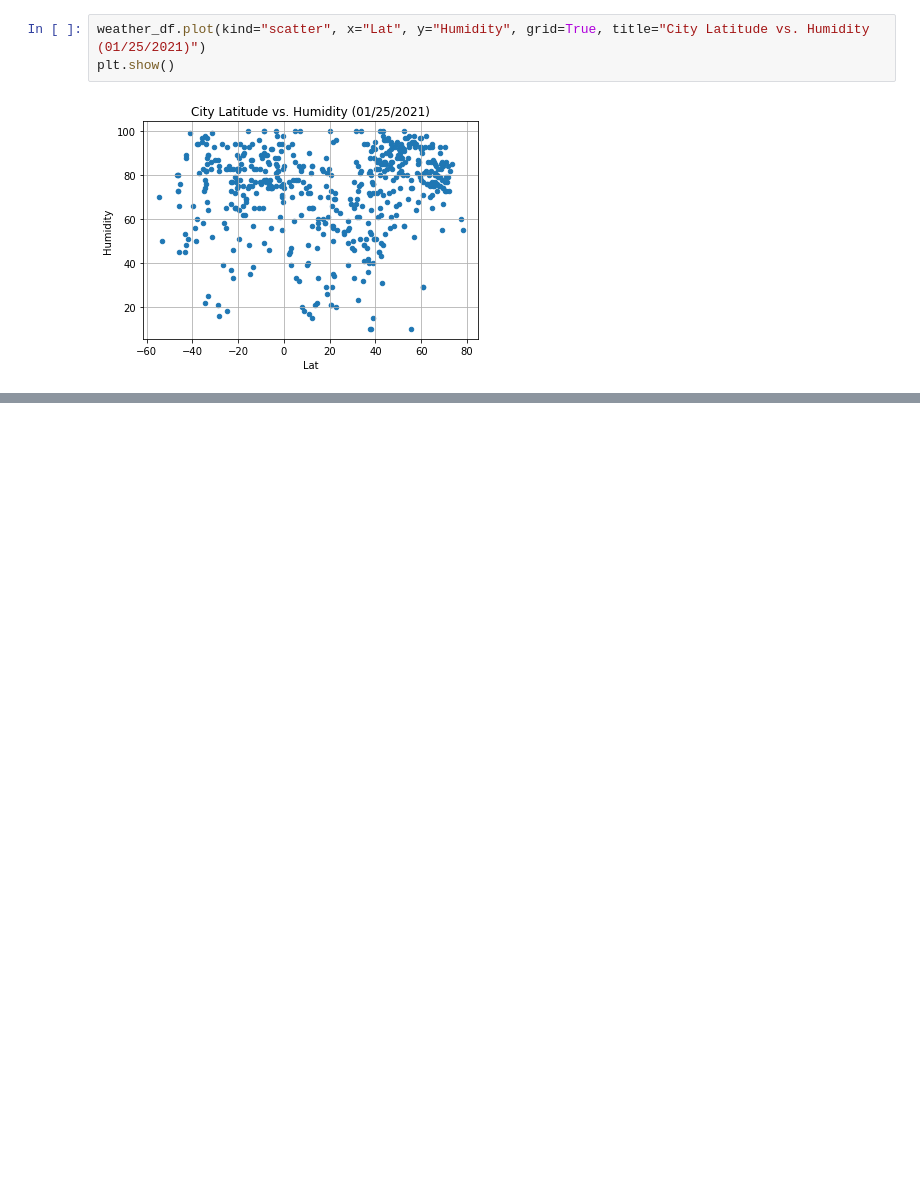
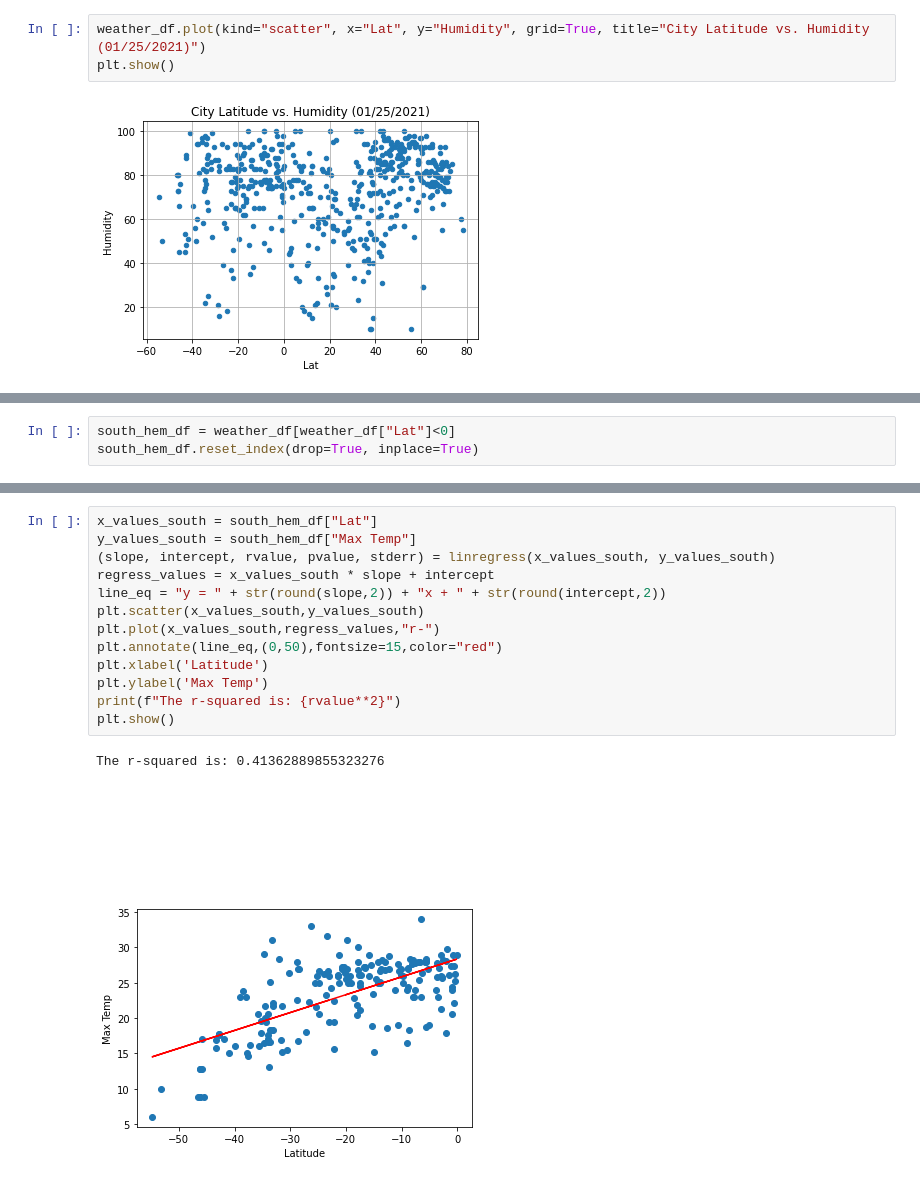
Before and after one commit to khennenf/python-api-challenge, a Jupyter notebook: Homework/Instructions/starter_code/Weather_Py_2.ipynb, the cells around one changed output, grey strips where cells are left out. Saved outputs shown, nothing was run; the diff lists cells and outputs as text; blank space fills up the shorter version.

```diff
--- a/Homework/Instructions/starter_code/Weather_Py_2.ipynb
+++ b/Homework/Instructions/starter_code/Weather_Py_2.ipynb
@@ -242,0 +230,3 @@ TypeError: 'str' object is not callable
+# %%
+south_hem_df = weather_df[weather_df["Lat"]<0]
+south_hem_df.reset_index(drop=True, inplace=True)
@@ -242,0 +271,16 @@ TypeError: 'str' object is not callable
+# %%
+x_values_south = south_hem_df["Lat"]
+y_values_south = south_hem_df["Max Temp"]
+(slope, intercept, rvalue, pvalue, stderr) = linregress(x_values_south, y_values_south)
+regress_values = x_values_south * slope + intercept
+line_eq = "y = " + str(round(slope,2)) + "x + " + str(round(intercept,2))
+plt.scatter(x_values_south,y_values_south)
+plt.plot(x_values_south,regress_values,"r-")
+plt.annotate(line_eq,(0,50),fontsize=15,color="red")
+plt.xlabel('Latitude')
+plt.ylabel('Max Temp')
+print(f"The r-squared is: {rvalue**2}")
+plt.show()
+# %% [output]
+The r-squared is: 0.41362889855323276
+[figure, added]
```
Also changed, not shown: parts of 10 cells of this notebook.
